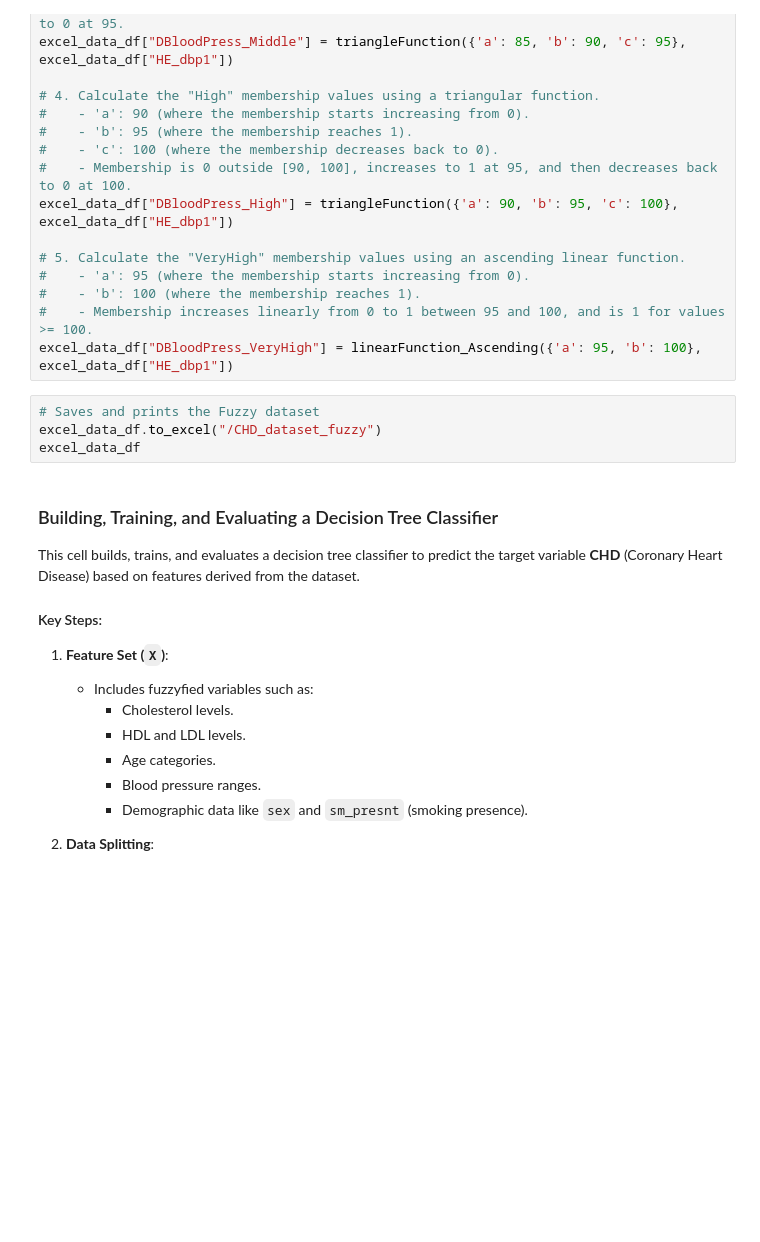
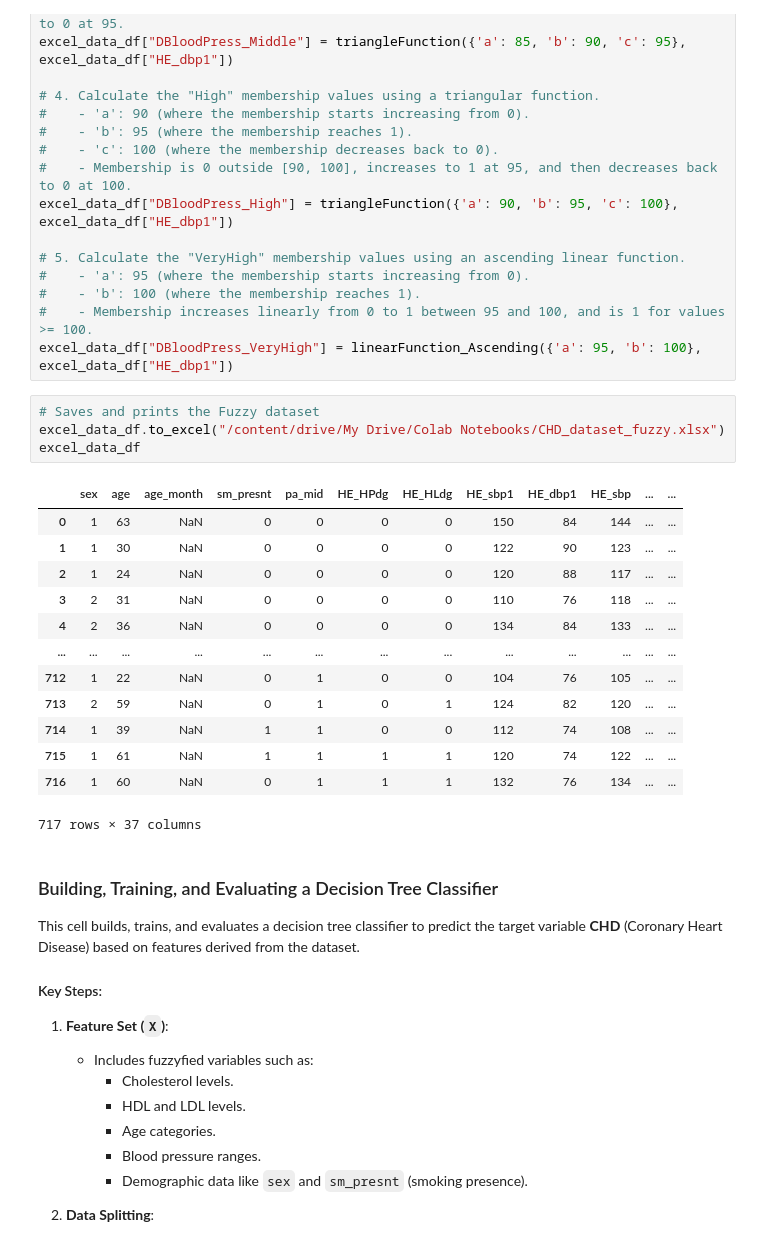
Before and after one commit to farnooshmemari72/Coronary-Heart-Disease-Prediction-Using-ML, a Jupyter notebook: CHD_prediction.ipynb, the cells around one changed output. Cells and saved outputs as stored; diff of their text form; blank space fills up the shorter version.

```diff
--- a/CHD_prediction.ipynb
+++ b/CHD_prediction.ipynb
@@ -435,8 +436,22 @@ excel_data_df["DBloodPress_High"] = triangleFunction({'a': 90, 'b': 95, 'c': 100
 excel_data_df["DBloodPress_VeryHigh"] = linearFunction_Ascending({'a': 95, 'b': 100}, excel_data_df["HE_dbp1"])
 # %%
 # Saves and prints the Fuzzy dataset
-excel_data_df.to_excel("/CHD_dataset_fuzzy")
+excel_data_df.to_excel("/content/drive/My Drive/Colab Notebooks/CHD_dataset_fuzzy.xlsx")
 excel_data_df
+# %% [output]
+|  | sex | age | age_month | sm_presnt | pa_mid | HE_HPdg | HE_HLdg | HE_sbp1 | HE_dbp1 | HE_sbp | ... | ... |
+| 0 | 1 | 63 | NaN | 0 | 0 | 0 | 0 | 150 | 84 | 144 | ... | ... |
+| 1 | 1 | 30 | NaN | 0 | 0 | 0 | 0 | 122 | 90 | 123 | ... | ... |
+| 2 | 1 | 24 | NaN | 0 | 0 | 0 | 0 | 120 | 88 | 117 | ... | ... |
+| 3 | 2 | 31 | NaN | 0 | 0 | 0 | 0 | 110 | 76 | 118 | ... | ... |
+| 4 | 2 | 36 | NaN | 0 | 0 | 0 | 0 | 134 | 84 | 133 | ... | ... |
+| ... | ... | ... | ... | ... | ... | ... | ... | ... | ... | ... | ... | ... |
+| 712 | 1 | 22 | NaN | 0 | 1 | 0 | 0 | 104 | 76 | 105 | ... | ... |
+| 713 | 2 | 59 | NaN | 0 | 1 | 0 | 1 | 124 | 82 | 120 | ... | ... |
+| 714 | 1 | 39 | NaN | 1 | 1 | 0 | 0 | 112 | 74 | 108 | ... | ... |
+| 715 | 1 | 61 | NaN | 1 | 1 | 1 | 1 | 120 | 74 | 122 | ... | ... |
+| 716 | 1 | 60 | NaN | 0 | 1 | 1 | 1 | 132 | 76 | 134 | ... | ... |
+717 rows × 37 columns
 # %% [markdown]
 ### Building, Training, and Evaluating a Decision Tree Classifier
 
```
Also changed, not shown: parts of 3 cells of this notebook.
